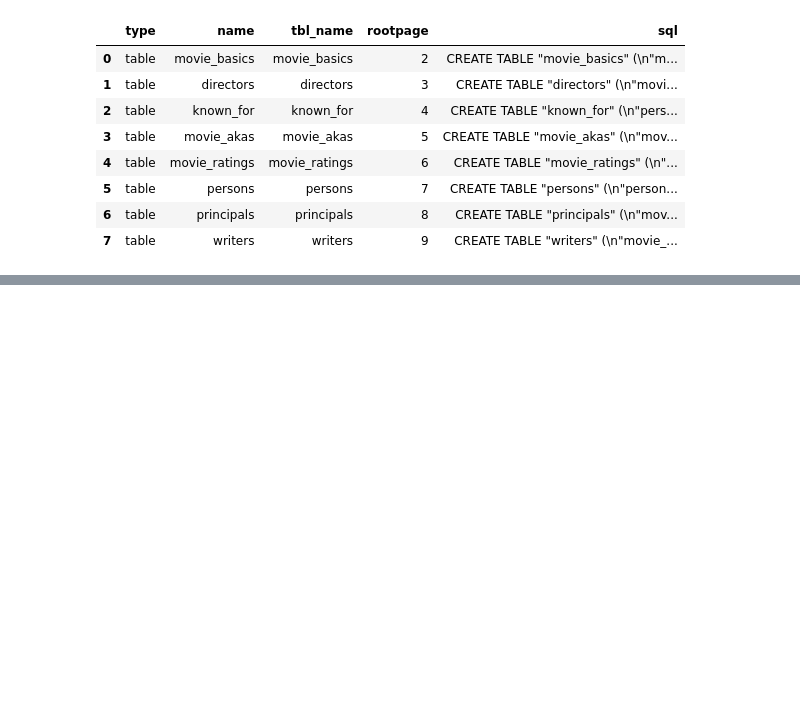
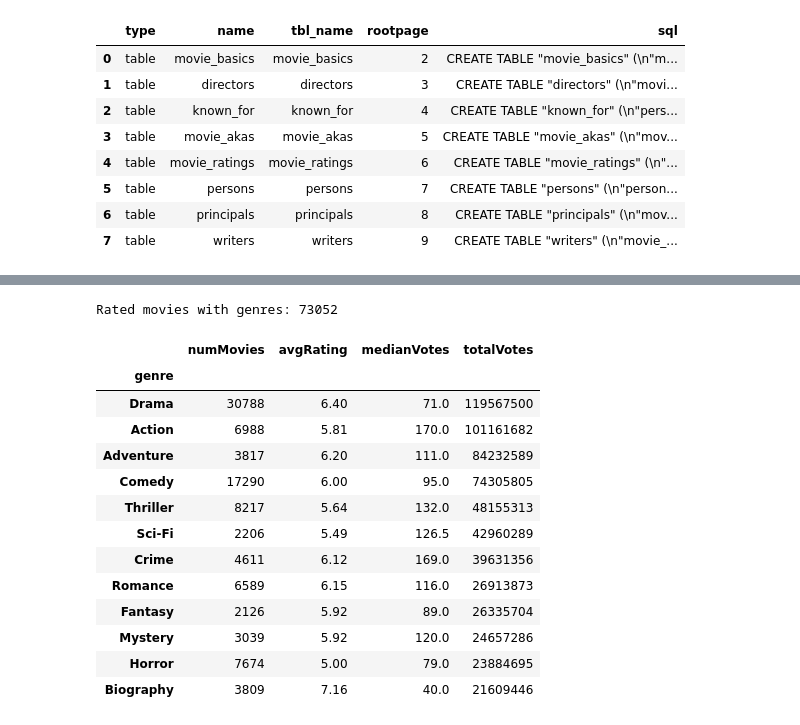
Before and after one commit to AtTieFighter23/dsc-sql-summative-lab, a Jupyter notebook: SQLSummativeLab.ipynb, the cells around one changed output, grey strips where cells are left out. Cells and saved outputs as stored; diff of their text form; code cells hidden in the pictures; blank space fills up the shorter version.

```diff
--- a/SQLSummativeLab.ipynb
+++ b/SQLSummativeLab.ipynb
@@ -556,0 +632,40 @@ None
+# %%
+# Genre-level reception: rated, in-scope movies with genres (nulls excluded, not filled)
+rated = pd.read_sql("""
+    SELECT mb.movie_id, mb.primary_title, mb.start_year, mb.genres,
+           mr.averagerating, mr.numvotes
+    FROM movie_basics AS mb
+    JOIN movie_ratings AS mr
+        ON mb.movie_id = mr.movie_id
+    WHERE mb.start_year <= 2019
+      AND mb.genres IS NOT NULL
+""", conn4)
+
+# Split "Comedy,Drama" into one row per genre (a movie counts toward each of its genres)
+rated_genres = rated.assign(genre=rated['genres'].str.split(',')).explode('genre')
+
+genre_stats = (rated_genres.groupby('genre')
+               .agg(numMovies=('movie_id', 'count'),
+                    avgRating=('averagerating', 'mean'),
+                    medianVotes=('numvotes', 'median'),
+                    totalVotes=('numvotes', 'sum'))
+               .round(2)
+               .sort_values('totalVotes', ascending=False))
+print("Rated movies with genres:", len(rated))
+genre_stats.head(12)
+# %% [output]
+Rated movies with genres: 73052
+|  | numMovies | avgRating | medianVotes | totalVotes |
+| genre |  |  |  |  |
+| Drama | 30788 | 6.40 | 71.0 | 119567500 |
+| Action | 6988 | 5.81 | 170.0 | 101161682 |
+| Adventure | 3817 | 6.20 | 111.0 | 84232589 |
+| Comedy | 17290 | 6.00 | 95.0 | 74305805 |
+| Thriller | 8217 | 5.64 | 132.0 | 48155313 |
+| Sci-Fi | 2206 | 5.49 | 126.5 | 42960289 |
+| Crime | 4611 | 6.12 | 169.0 | 39631356 |
+| Romance | 6589 | 6.15 | 116.0 | 26913873 |
+| Fantasy | 2126 | 5.92 | 89.0 | 26335704 |
+| Mystery | 3039 | 5.92 | 120.0 | 24657286 |
+| Horror | 7674 | 5.00 | 79.0 | 23884695 |
+| Biography | 3809 | 7.16 | 40.0 | 21609446 |
```
Also changed, not shown: parts of 10 cells of this notebook.
